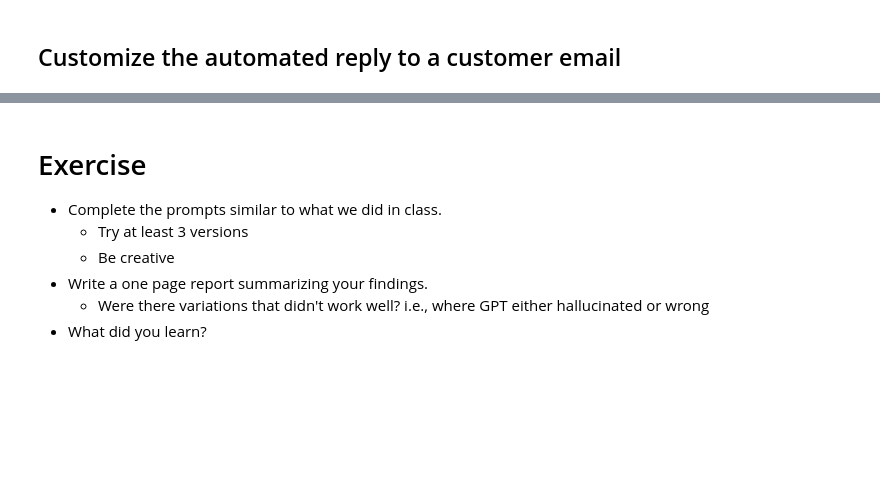
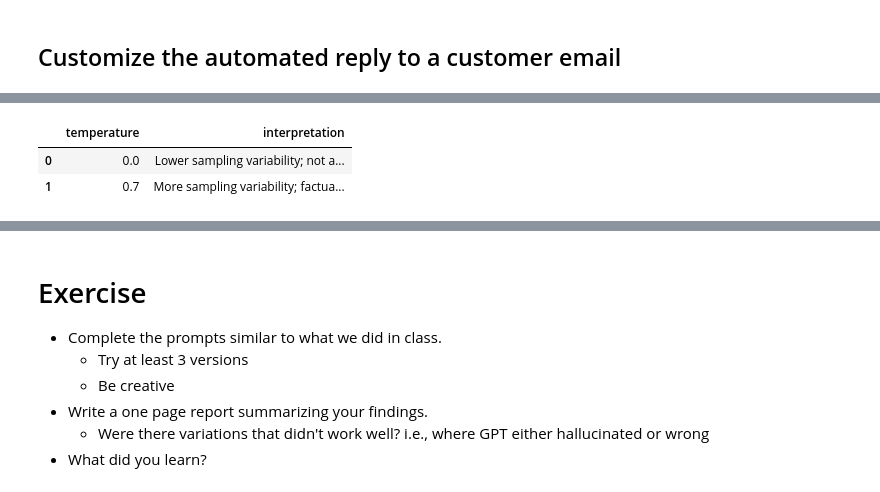
Before and after one commit to ironhack-labs/lab-customized-emails, a Jupyter notebook: lab-customized-emails.ipynb, the cells around one changed output, grey strips where cells are left out. Cells and saved outputs as stored; diff of their text form; code cells hidden in the pictures; blank space fills up the shorter version.

```diff
--- a/lab-customized-emails.ipynb
+++ b/lab-customized-emails.ipynb
@@ -136,0 +122,10 @@ AI customer agent
+# %%
+# Updated 23 October 2026: replace the missing ../img/Temperature.png dependency.
+display(pd.DataFrame([
+    {"temperature": 0.0, "interpretation": "Lower sampling variability; not a guarantee of determinism."},
+    {"temperature": 0.7, "interpretation": "More sampling variability; factual review is still needed."}
+]))
+# %% [output]
+|  | temperature | interpretation |
+| 0 | 0.0 | Lower sampling variability; not a... |
+| 1 | 0.7 | More sampling variability; factua... |
```
Also changed, not shown: parts of 23 cells of this notebook, 2 other files.
